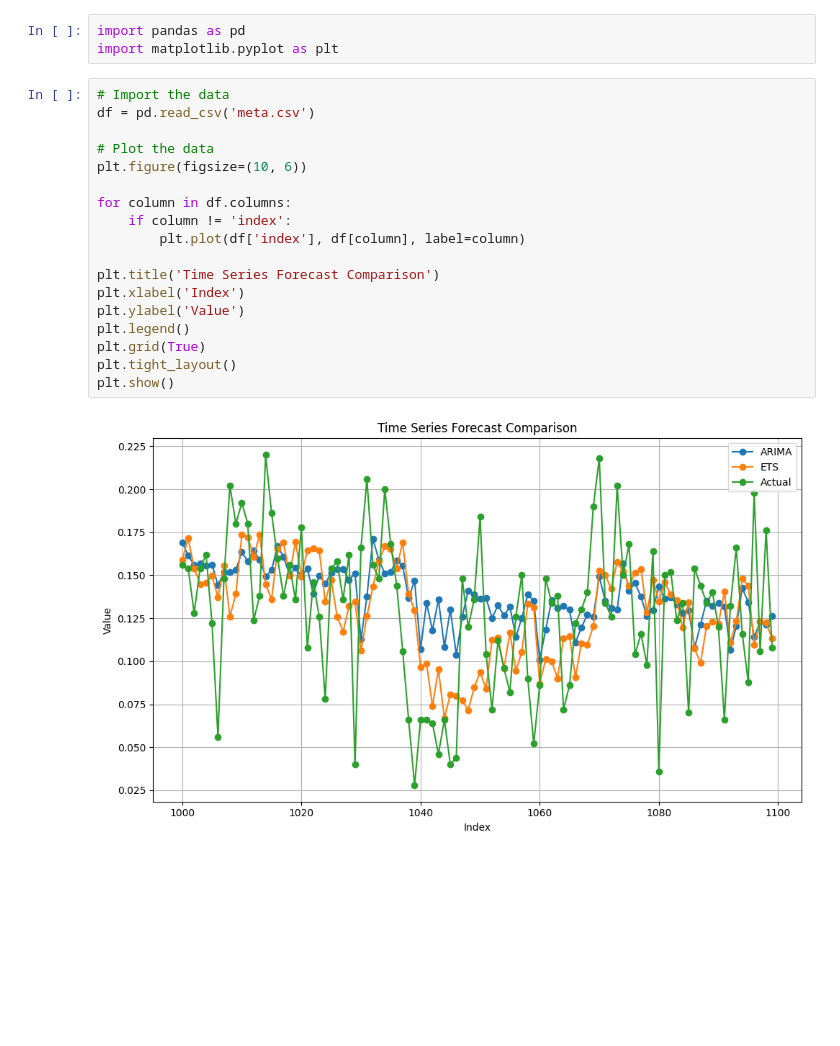
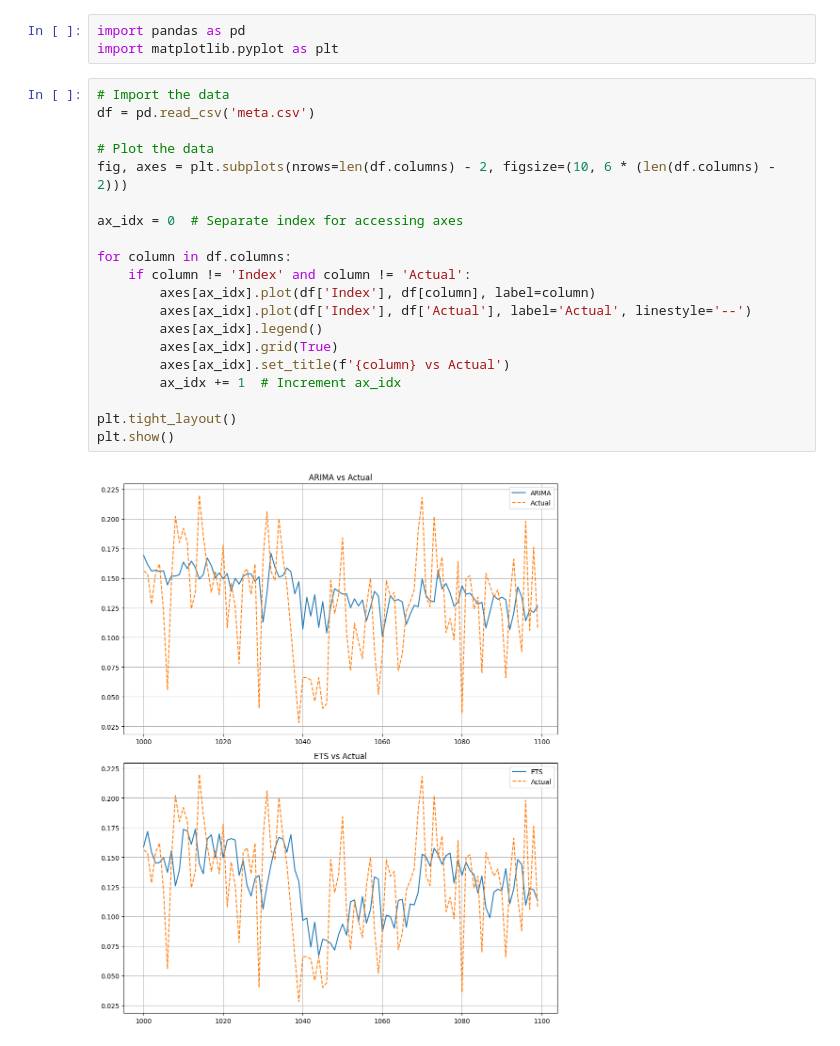
Before and after one commit to meng-rcis/rcie-system-metrics-prediction, a Jupyter notebook: models/features/source/training/meta.observation.ipynb, the cells around one changed output. Saved outputs shown, nothing was run; the diff lists cells and outputs as text; blank space fills up the shorter version.

Commit message:
fix plotting error

```diff
--- a/models/features/source/training/meta.observation.ipynb
+++ b/models/features/source/training/meta.observation.ipynb
@@ -4,20 +4,22 @@ import matplotlib.pyplot as plt
 # %%
 # Import the data
 df = pd.read_csv('meta.csv')
 
 # Plot the data
-plt.figure(figsize=(10, 6))
+fig, axes = plt.subplots(nrows=len(df.columns) - 2, figsize=(10, 6 * (len(df.columns) - 2)))
+
+ax_idx = 0  # Separate index for accessing axes
 
 for column in df.columns:
-    if column != 'index':
-        plt.plot(df['index'], df[column], label=column)
+    if column != 'Index' and column != 'Actual':
+        axes[ax_idx].plot(df['Index'], df[column], label=column)
+        axes[ax_idx].plot(df['Index'], df['Actual'], label='Actual', linestyle='--')
+        axes[ax_idx].legend()
+        axes[ax_idx].grid(True)
+        axes[ax_idx].set_title(f'{column} vs Actual')
+        ax_idx += 1  # Increment ax_idx
 
-plt.title('Time Series Forecast Comparison')
-plt.xlabel('Index')
-plt.ylabel('Value')
-plt.legend()
-plt.grid(True)
 plt.tight_layout()
 plt.show()
 # %% [output]
-[figure, old version]
+[figure, new version]
```
